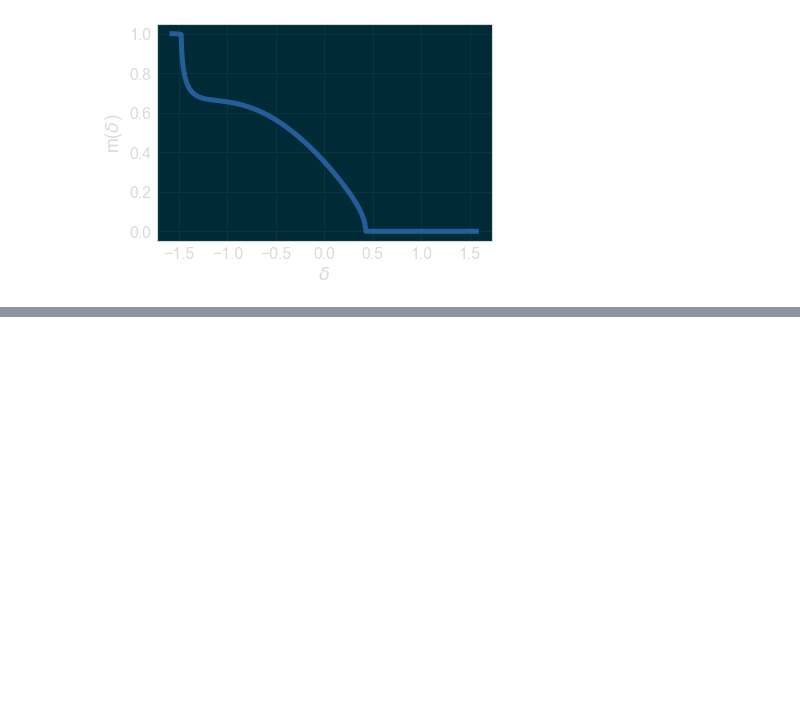
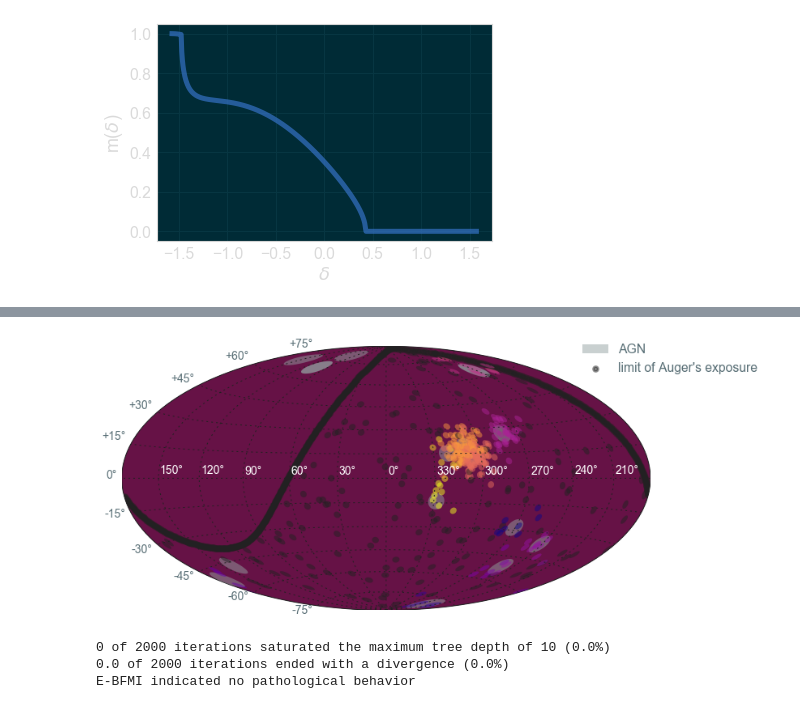
Before and after one commit to cescalara/fancy, a Jupyter notebook: demo/testing.ipynb, the cells around one changed output, grey strips where cells are left out. Saved outputs shown, nothing was run; the diff lists cells and outputs as text; code cells hidden in the pictures; blank space fills up the shorter version.

Commit message:
Add Analysis interface for simulations and fits

```diff
--- a/demo/testing.ipynb
+++ b/demo/testing.ipynb
@@ -15,20 +9,20 @@ import stan_utility
 # %%
-# read in relevant data
+# data
 source_file = '../../uhecr_model/data/agn_catalog.dat'
 
-# add AGN data
-data = Data()
-data.add_source(source_file, 'AGN')
-
-# get positions as unit vectors
-varpi = data.source['AGN'].unit_vector
+my_data = Data()
+my_data.add_source(source_file, 'AGN')
 # %%
-# detector stuff
+# detector
 auger_coords = [-35.5, -69.3] # lat, lon in degrees
 threshold_zenith_angle = 60 # degrees
-data.add_detector(auger_coords, threshold_zenith_angle, label = 'Auger')
+area = 3000 # km^2
+total_exposure = 20370 # km^2 sr year
+
+my_data.add_detector(auger_coords, threshold_zenith_angle,
+                  area, total_exposure, label = 'Auger')
 
 # plot the exposure (this can take ~15 s to run...)
-data.detector['Auger'].show(view = 'decplot', cmap = 'vaporwave')
+my_data.detector['Auger'].show(view = 'decplot', cmap = 'vaporwave')
 # %% [output]
 [figure]
@@ -69,0 +29,13 @@ hey['table'][0][1]
+# %%
+# model
+model_name = '../../uhecr_model/stan/detection_effects_soia.stan'
+sim_name = '../../uhecr_model/stan/detection_effects_soia_sim.stan'
+my_model = Model(model_name, sim_name)
+
+F_T = 0.2 # CR km^-2 year^-1
+f = 0.5
+kappa = 100
+kappa_c = 1000
+
+my_model.simulation_inputs(F_T, f, kappa, kappa_c)
+my_model.compile()
@@ -69,0 +45,7 @@ hey['table'][0][1]
+# %%
+# integral tables
+table_file = 'test.data.R'
+sim_table_file = 'test_sim.data.R'
+
+my_analysis = Analysis(my_data, my_model)
+#my_analysis.build_tables(10, table_file, sim_table_file)
@@ -69,0 +96,12 @@ hey['table'][0][1]
+# %%
+# plot
+my_analysis.plot_simulation()
+# %% [output]
+[figure, added]
+# %%
+# fit
+my_fit = my_analysis.fit_model()
+# %% [output]
+0 of 2000 iterations saturated the maximum tree depth of 10 (0.0%)
+0.0 of 2000 iterations ended with a divergence (0.0%)
+E-BFMI indicated no pathological behavior
```
Also changed, not shown: parts of 9 cells of this notebook, 12 other files.
